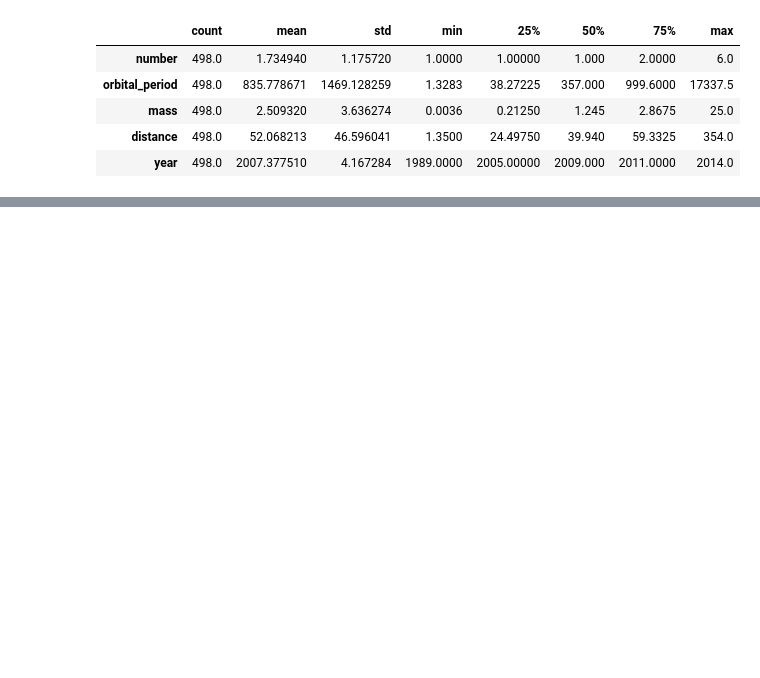
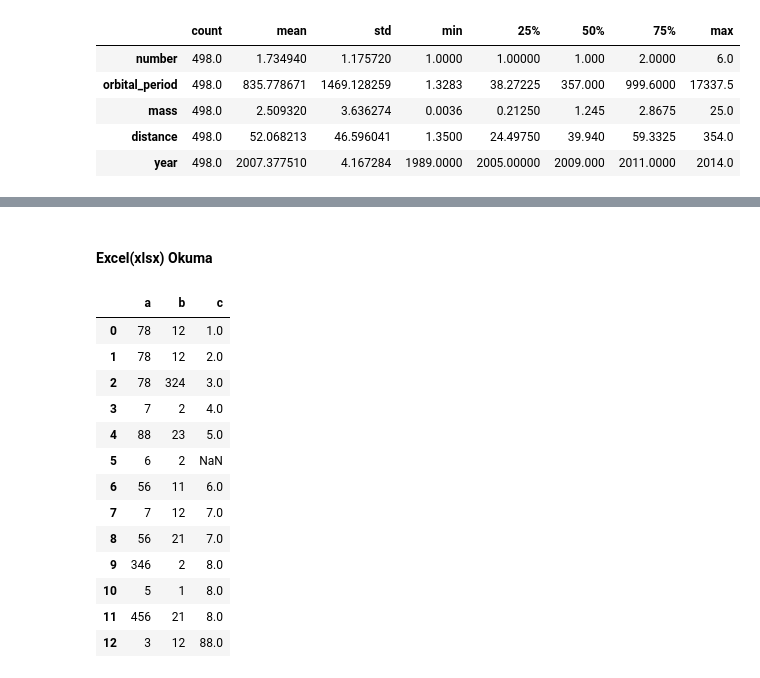
Before and after one commit to Melfo03/Python_Data_Science, a Jupyter notebook: NumPy & Pandas/Pandas.ipynb, the cells around one changed output, grey strips where cells are left out. Cells and saved outputs as stored; diff of their text form; code cells hidden in the pictures; blank space fills up the shorter version.

```diff
--- a/NumPy & Pandas/Pandas.ipynb
+++ b/NumPy & Pandas/Pandas.ipynb
@@ -693,0 +1035,19 @@ df.dropna().describe().T #na Değerlerini Yok Sayar
+# %% [markdown]
+#### Excel(xlsx) Okuma
+# %%
+pd.read_excel("ornekx.xlsx")
+# %% [output]
+|  | a | b | c |
+| 0 | 78 | 12 | 1.0 |
+| 1 | 78 | 12 | 2.0 |
+| 2 | 78 | 324 | 3.0 |
+| 3 | 7 | 2 | 4.0 |
+| 4 | 88 | 23 | 5.0 |
+| 5 | 6 | 2 | NaN |
+| 6 | 56 | 11 | 6.0 |
+| 7 | 7 | 12 | 7.0 |
+| 8 | 56 | 21 | 7.0 |
+| 9 | 346 | 2 | 8.0 |
+| 10 | 5 | 1 | 8.0 |
+| 11 | 456 | 21 | 8.0 |
+| 12 | 3 | 12 | 88.0 |
```
Also changed, not shown: parts of 41 cells of this notebook.
